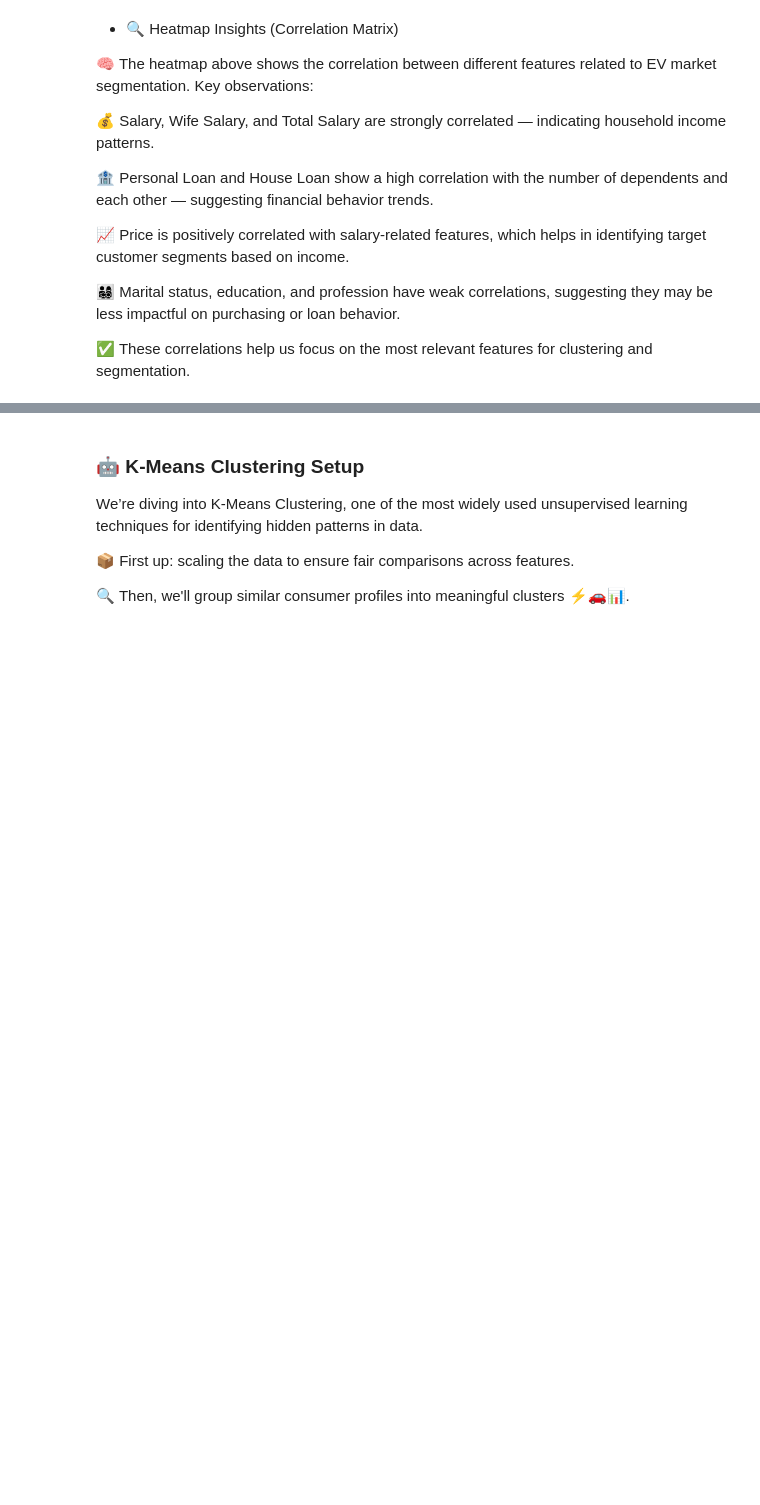
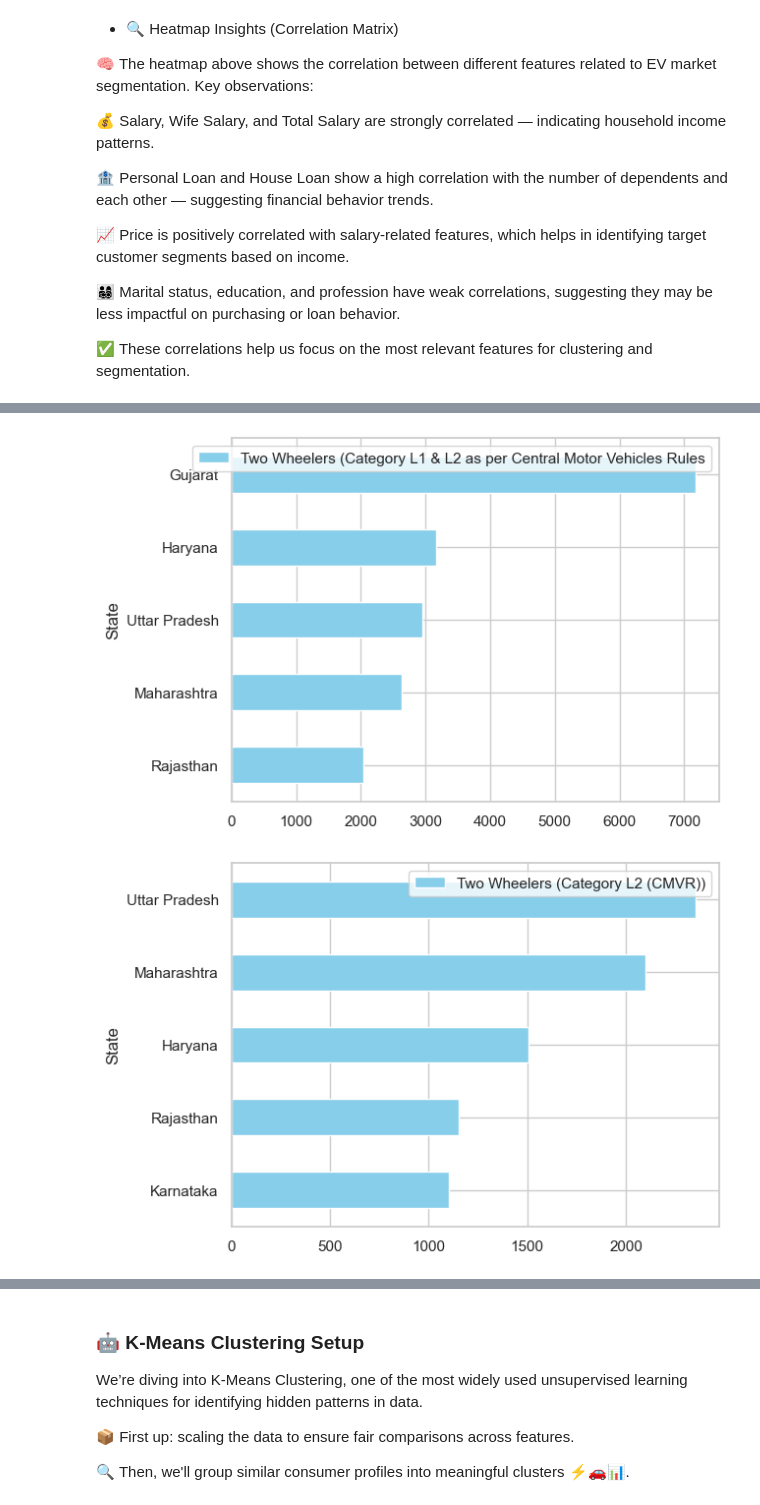
Before and after one commit to joyashre/EV-Market-Segmentation, a Jupyter notebook: EV_market.ipynb, the cells around one changed output, grey strips where cells are left out. Saved outputs shown, nothing was run; the diff lists cells and outputs as text; code cells hidden in the pictures; blank space fills up the shorter version.

```diff
--- a/EV_market.ipynb
+++ b/EV_market.ipynb
@@ -444,0 +451,5 @@ sns.heatmap(df.corr(), annot=True, cmap='RdYlGn')
+# %%
+# importing statewise sales dataset
+
+place_data = pd.read_csv("C:\\Users\\Joyi\\OneDrive\\Desktop\\feynn lab internship\\ev market\\EVStats.csv")
+place_data
@@ -444,0 +474,8 @@ sns.heatmap(df.corr(), annot=True, cmap='RdYlGn')
+# %%
+# top 5
+
+for y in ['Two Wheelers (Category L1 & L2 as per Central Motor Vehicles Rules','Two Wheelers (Category L2 (CMVR))','Two Wheelers (Max power not exceeding 250 Watts)','Three Wheelers (Category L5 slow speed as per CMVR)','Three Wheelers (Category L5 as per CMVR)','Passenger Cars (Category M1 as per CMVR)','Buses','Total in state']:
+    ax = place_data.sort_values(y, ascending = True).tail(5).plot.barh(x='State',y=y, color= 'skyblue')
+# %% [output]
+[figure, added]
+[figure, added]
```
Also changed, not shown: parts of 20 cells of this notebook, 1 other file.
